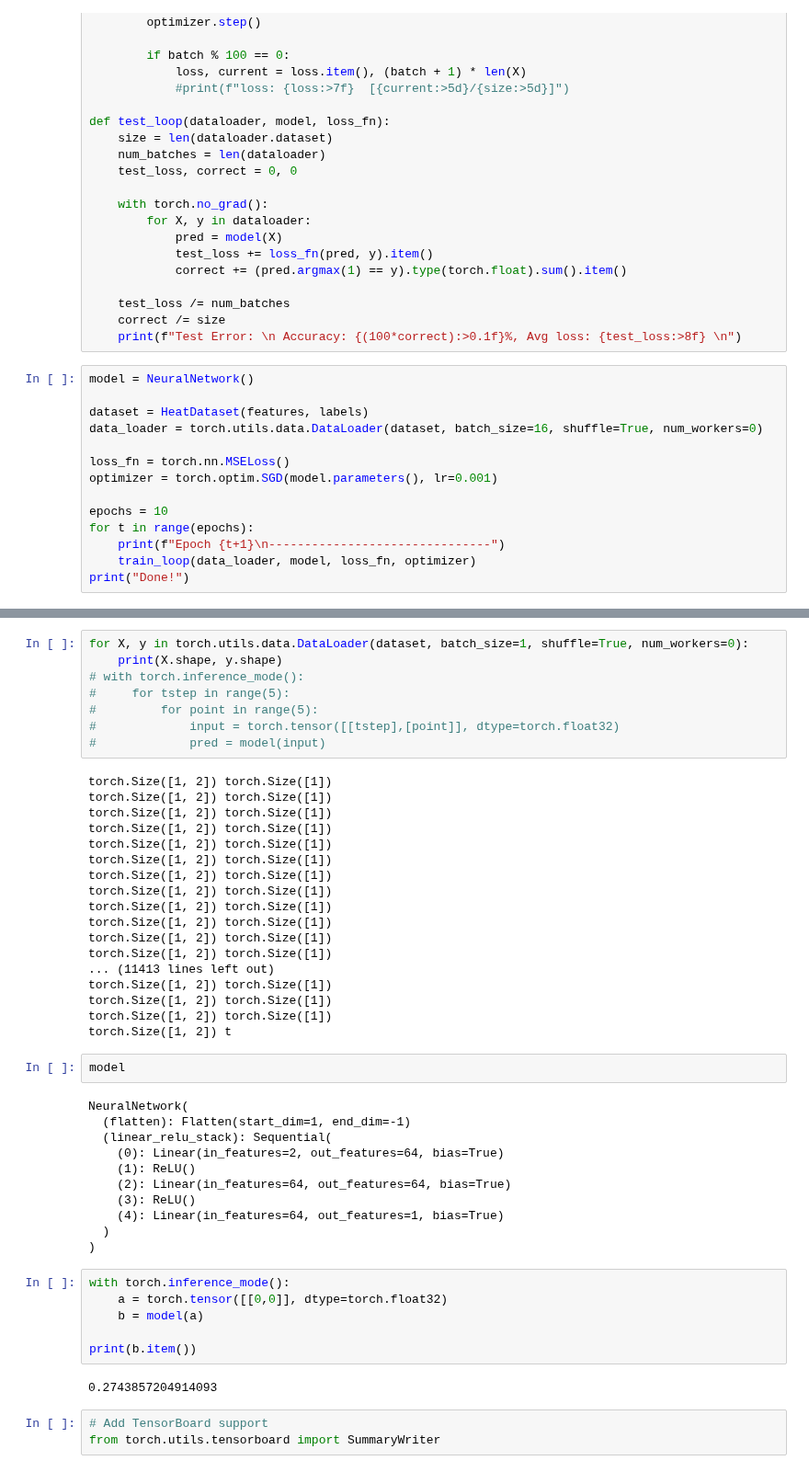
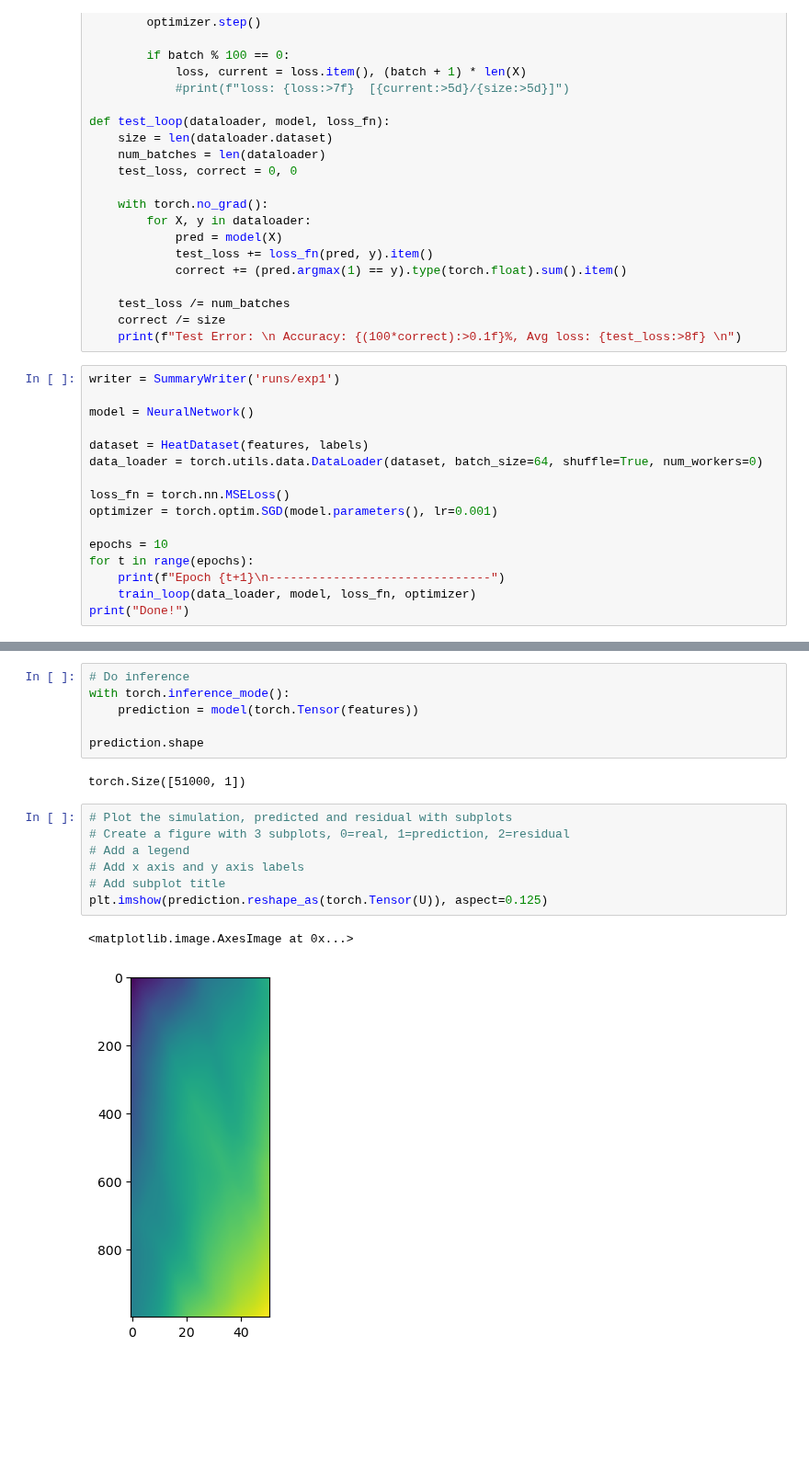
Before and after one commit to harrymchugh/pinns, a Jupyter notebook: src/1d-heat-animation-NN.ipynb, the cells around one changed output, grey strips where cells are left out. Shown at 92% size. Drawn from its saved outputs; the diff is of its cells as text; blank space fills up the shorter version.

```diff
--- a/src/1d-heat-animation-NN.ipynb
+++ b/src/1d-heat-animation-NN.ipynb
@@ -196,10 +193,12 @@ def test_loop(dataloader, model, loss_fn):
     correct /= size
     print(f"Test Error: \n Accuracy: {(100*correct):>0.1f}%, Avg loss: {test_loss:>8f} \n")
 # %%
+writer = SummaryWriter('runs/exp1')
+
 model = NeuralNetwork()
 
 dataset = HeatDataset(features, labels)
-data_loader = torch.utils.data.DataLoader(dataset, batch_size=16, shuffle=True, num_workers=0)
+data_loader = torch.utils.data.DataLoader(dataset, batch_size=64, shuffle=True, num_workers=0)
 
 loss_fn = torch.nn.MSELoss()
 optimizer = torch.optim.SGD(model.parameters(), lr=0.001)
@@ -238,50 +233,18 @@ Done!
-# %%
-for X, y in torch.utils.data.DataLoader(dataset, batch_size=1, shuffle=True, num_workers=0):
-    print(X.shape, y.shape)
-# with torch.inference_mode():
-#     for tstep in range(5):
-#         for point in range(5):
-#             input = torch.tensor([[tstep],[point]], dtype=torch.float32)
-#             pred = model(input)
-# %% [output]
-torch.Size([1, 2]) torch.Size([1])
-torch.Size([1, 2]) torch.Size([1])
-torch.Size([1, 2]) torch.Size([1])
-torch.Size([1, 2]) torch.Size([1])
-torch.Size([1, 2]) torch.Size([1])
-torch.Size([1, 2]) torch.Size([1])
-torch.Size([1, 2]) torch.Size([1])
-torch.Size([1, 2]) torch.Size([1])
-torch.Size([1, 2]) torch.Size([1])
-torch.Size([1, 2]) torch.Size([1])
-torch.Size([1, 2]) torch.Size([1])
-torch.Size([1, 2]) torch.Size([1])
-... (11413 lines left out)
-torch.Size([1, 2]) torch.Size([1])
-torch.Size([1, 2]) torch.Size([1])
-torch.Size([1, 2]) torch.Size([1])
-torch.Size([1, 2]) t
-# %%
-model
-# %% [output]
-NeuralNetwork(
-  (flatten): Flatten(start_dim=1, end_dim=-1)
-  (linear_relu_stack): Sequential(
-    (0): Linear(in_features=2, out_features=64, bias=True)
-    (1): ReLU()
-    (2): Linear(in_features=64, out_features=64, bias=True)
-    (3): ReLU()
-    (4): Linear(in_features=64, out_features=1, bias=True)
-  )
-)
-# %%
-with torch.inference_mode():
-    a = torch.tensor([[0,0]], dtype=torch.float32)
-    b = model(a)
-
-print(b.item())
-# %% [output]
-0.2743857204914093
-# %%
-# Add TensorBoard support
-from torch.utils.tensorboard import SummaryWriter
+# %%
+# Do inference
+with torch.inference_mode():
+    prediction = model(torch.Tensor(features))
+
+prediction.shape
+# %% [output]
+torch.Size([51000, 1])
+# %%
+# Plot the simulation, predicted and residual with subplots
+# Create a figure with 3 subplots, 0=real, 1=prediction, 2=residual
+# Add a legend
+# Add x axis and y axis labels
+# Add subplot title
+plt.imshow(prediction.reshape_as(torch.Tensor(U)), aspect=0.125)
+# %% [output]
+<matplotlib.image.AxesImage at 0x...>
+[figure, added]
```
Also changed, not shown: parts of 10 cells of this notebook, 3 other files.
